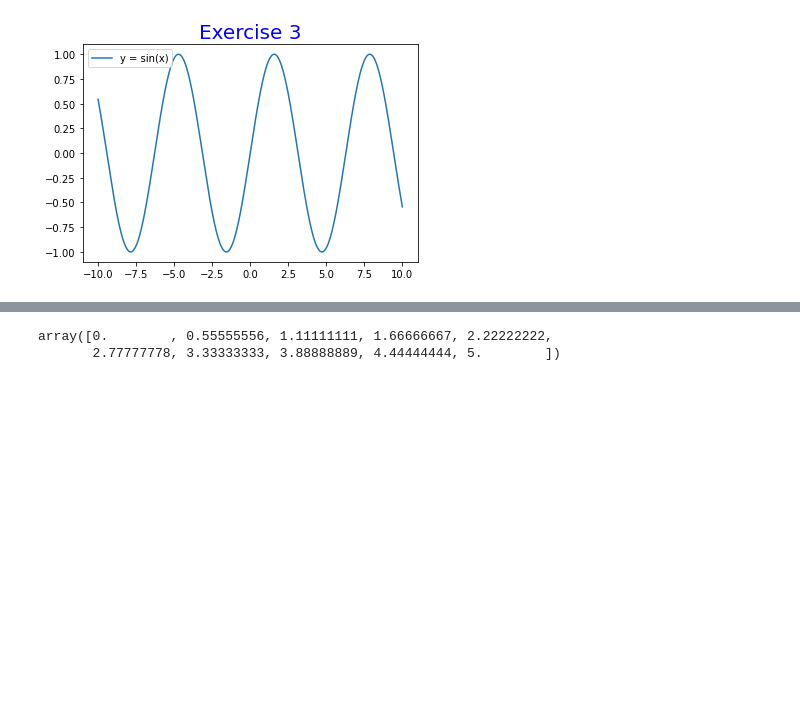
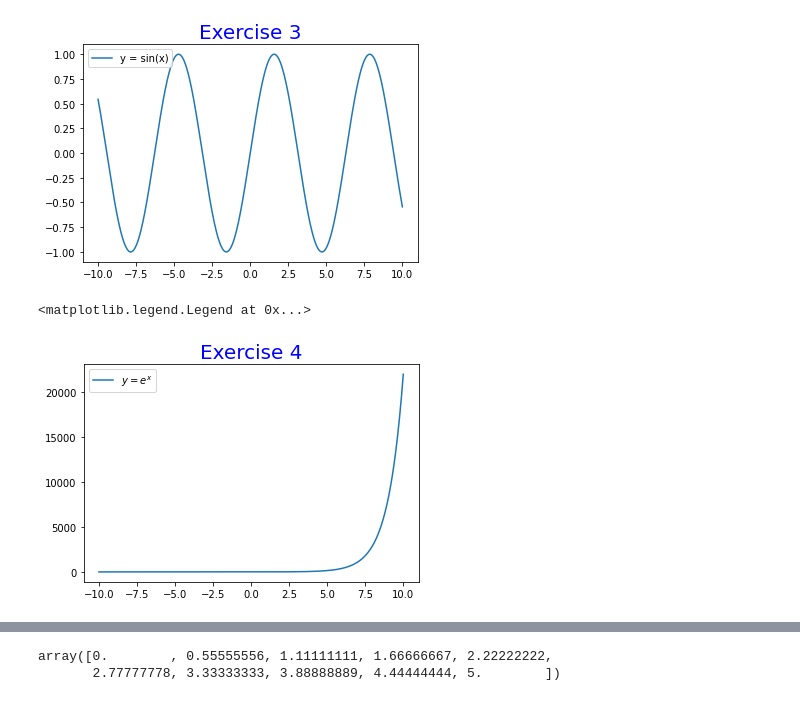
Before and after one commit to alexaflynn/Data, a Jupyter notebook: Lab_1.ipynb, the cells around one changed output, grey strips where cells are left out. Drawn from its saved outputs; the diff is of its cells as text; code cells hidden in the pictures; blank space fills up the shorter version.

Commit message:
Complete exercise 4 and 5

```diff
--- a/Lab_1.ipynb
+++ b/Lab_1.ipynb
@@ -299,3 +331,12 @@ plt.legend()
 # %% [output]
 <matplotlib.legend.Legend at 0x...>
 [figure]
+# %%
+y = np.e**x
+# %%
+plt.plot(x,y, label='$y = e^x$')
+plt.title('Exercise 4', {'fontsize':20, 'color': 'blue'})
+plt.legend()
+# %% [output]
+<matplotlib.legend.Legend at 0x...>
+[figure, added]
```
Also changed, not shown: parts of 8 cells of this notebook.
